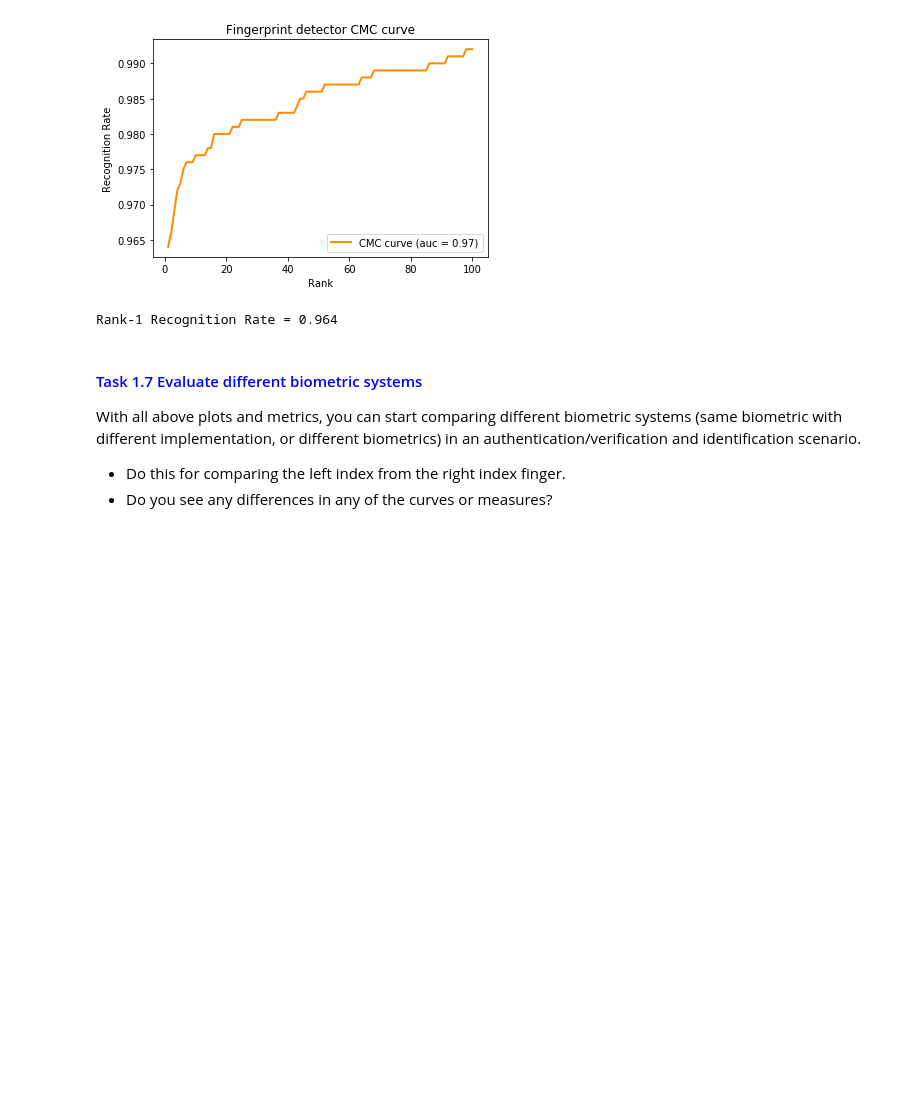
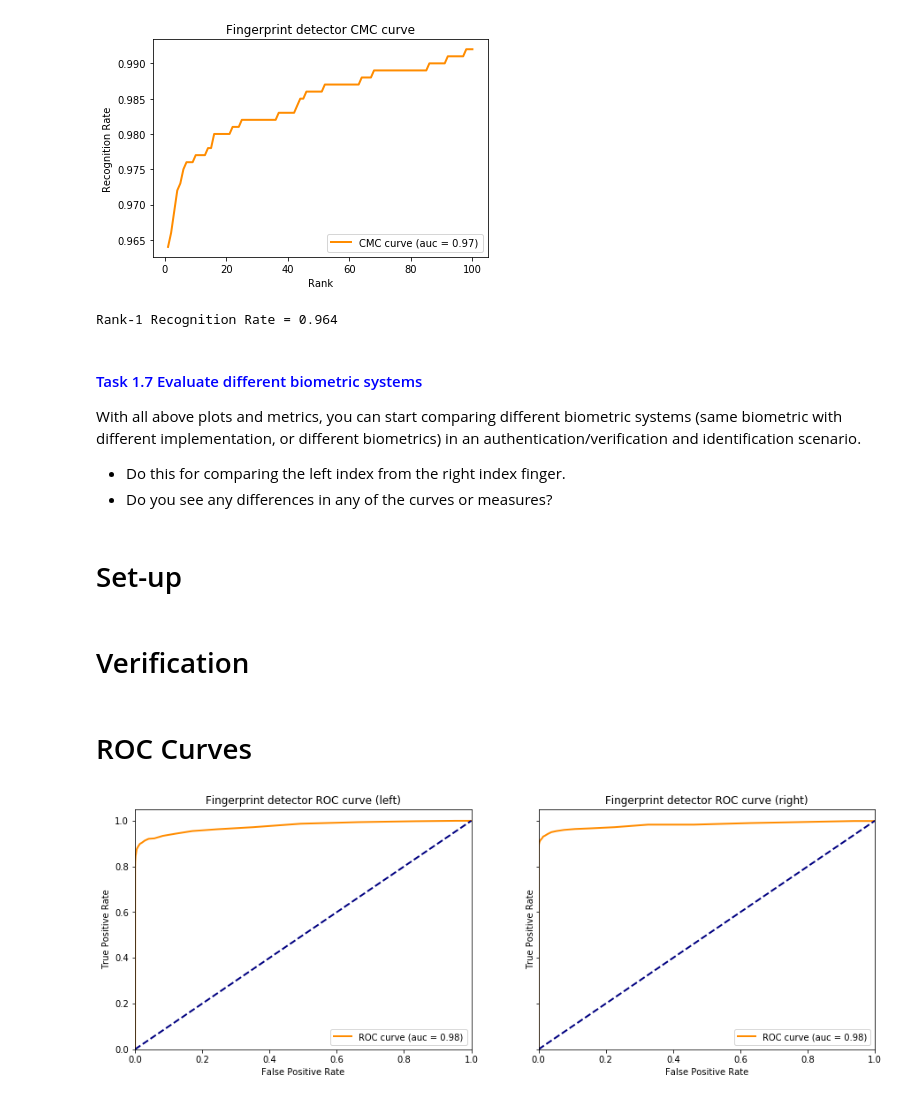
Before and after one commit to JesusGarciaRamirez/Biometrics, a Jupyter notebook: BioAssigment1/assignment_1.ipynb, the cells around one changed output. Drawn from its saved outputs; the diff is of its cells as text; code cells hidden in the pictures; blank space fills up the shorter version.

```diff
--- a/BioAssigment1/assignment_1.ipynb
+++ b/BioAssigment1/assignment_1.ipynb
@@ -140,7 +142,7 @@ class Metrics(object):
         except:
             return base_title
 
-    def plot_metric(self,metric,metrics_dict,ax,opt=True):
+    def plot_metric(self,ax,metric,metrics_dict,opt=True):
         try:
             self.is_defined("metrics")
         except:
@@ -157,7 +159,6 @@ class Metrics(object):
 
             print(f"Optimal {metric} value = {self.metrics[metric][opt_id]:.2f} given at threshold {self.thresholds[opt_id]:.2f}")
 
-
     def plot_far_frr(self,ax):
         try:
             self.is_defined("roc")
@@ -166,8 +167,8 @@ class Metrics(object):
 
         ax.plot(self.thresholds,self.frr,label="FRR")
         ax.plot(self.thresholds,self.tpr,label="FAR")
+        ax.legend()
         ax.set_xlim(0,1)
-        ax.legend()
         title=self._set_title("False Acceptance Rate (FAR) vs False Rejection Rate (FRR)")
         ax.set_title(title)
 
@@ -607,3 +608,33 @@ With all above plots and metrics, you can start comparing different biometric sy
 * Do you see any differences in any of the curves or measures?
 
 </font>
+# %%
+def plt_compare_metrics(systems,plot_fcn,**kwargs):
+    """DOCUMENT THIS"""
+#     _, axs = plt.subplots(1, 2, figsize=(15,5),sharey=True)
+    _, axs = plt.subplots(1, 2, figsize=(15,5))
+
+    for ax,system in zip(axs,systems):
+        getattr(system,plot_fcn)(ax,**kwargs)
+
+    plt.show()
+# %% [markdown]
+# Set-up
+# %%
+from sklearn.preprocessing import MinMaxScaler
+scaler_li=MinMaxScaler().fit(li_scores.reshape(-1,1))
+li_scores=scaler_li.transform(li_scores.reshape(-1,1)).flatten()
+scaler_ri=MinMaxScaler().fit(ri_scores.reshape(-1,1))
+ri_scores=scaler_ri.transform(ri_scores.reshape(-1,1)).flatten()
+# %%
+metric_logger_li=Metrics(li_scores,li_genuine_id,"left")
+metric_logger_ri=Metrics(ri_scores,ri_genuine_id,"right")
+metric_logger_total=[metric_logger_li,metric_logger_ri]
+# %% [markdown]
+# Verification
+# %% [markdown]
+# ROC Curves
+# %%
+plt_compare_metrics(metric_logger_total,"plot_roc_curve")
+# %% [output]
+[figure, added]
```
Also changed, not shown: parts of 15 cells of this notebook, 1 other file.
